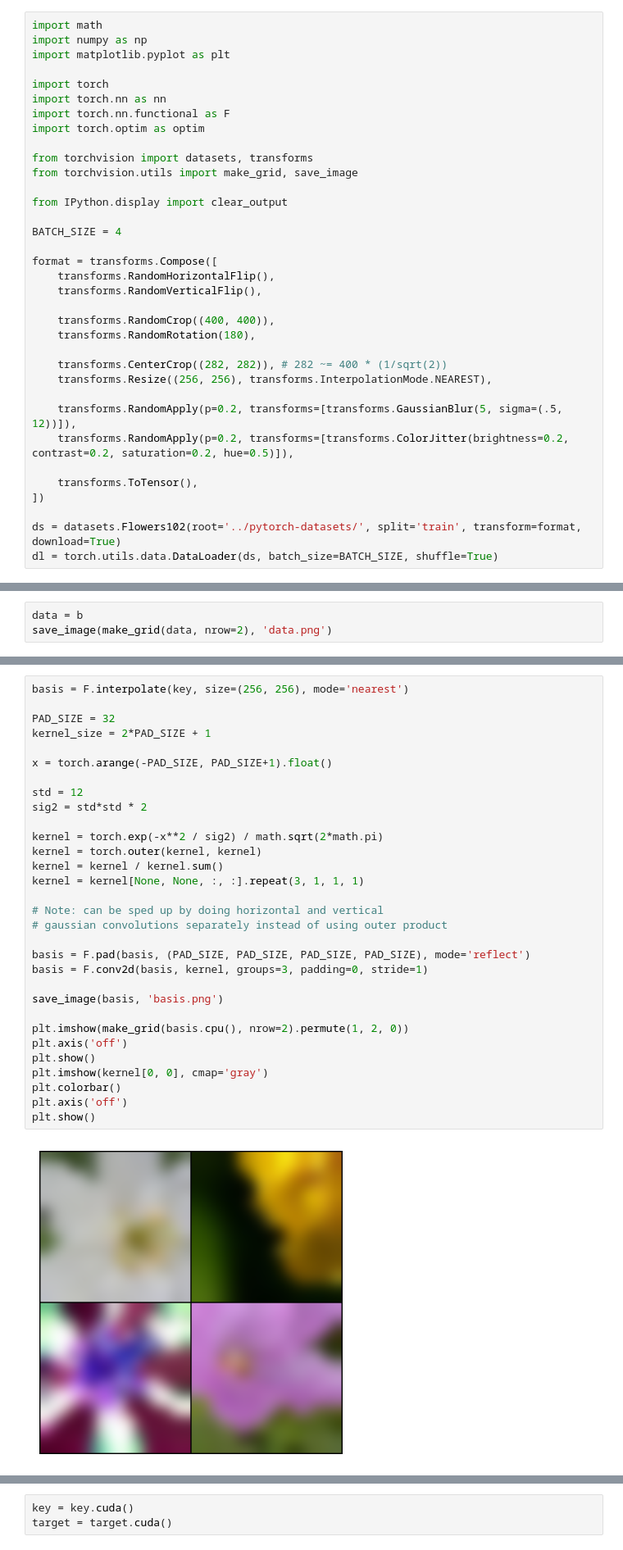
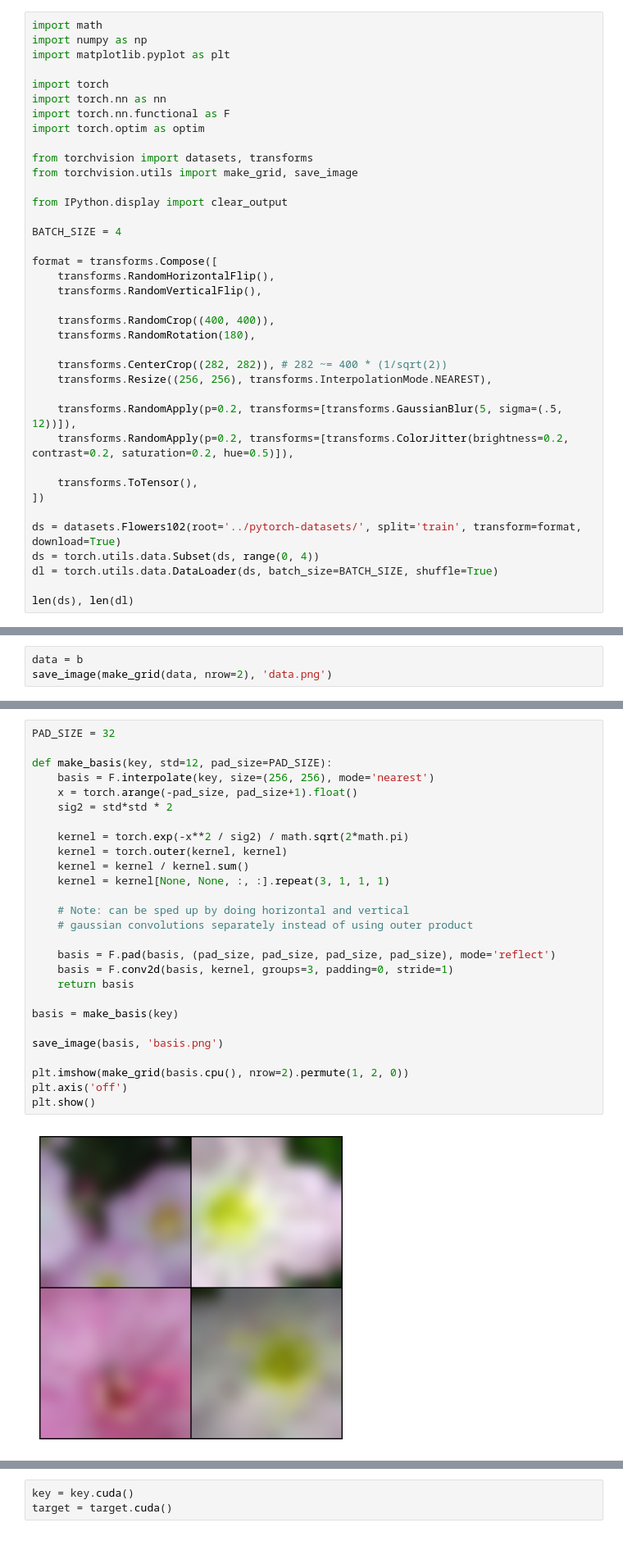
Before and after one commit to bv7dev/vae-lab, a Jupyter notebook: learner3.ipynb, the cells around one changed output, grey strips where cells are left out. Shown at 82% size. Saved outputs shown, nothing was run; the diff lists cells and outputs as text.

```diff
--- a/learner3.ipynb
+++ b/learner3.ipynb
@@ -32,4 +32,7 @@ format = transforms.Compose([
 ])
 
 ds = datasets.Flowers102(root='../pytorch-datasets/', split='train', transform=format, download=True)
+ds = torch.utils.data.Subset(ds, range(0, 4))
 dl = torch.utils.data.DataLoader(ds, batch_size=BATCH_SIZE, shuffle=True)
+
+len(ds), len(dl)
@@ -57,33 +65,29 @@ plt.show()
 # %%
-basis = F.interpolate(key, size=(256, 256), mode='nearest')
+PAD_SIZE = 32
 
-PAD_SIZE = 32
-kernel_size = 2*PAD_SIZE + 1
+def make_basis(key, std=12, pad_size=PAD_SIZE):
+    basis = F.interpolate(key, size=(256, 256), mode='nearest')
+    x = torch.arange(-pad_size, pad_size+1).float()
+    sig2 = std*std * 2
 
-x = torch.arange(-PAD_SIZE, PAD_SIZE+1).float()
+    kernel = torch.exp(-x**2 / sig2) / math.sqrt(2*math.pi)
+    kernel = torch.outer(kernel, kernel)
+    kernel = kernel / kernel.sum()
+    kernel = kernel[None, None, :, :].repeat(3, 1, 1, 1)
 
-std = 12
-sig2 = std*std * 2
+    # Note: can be sped up by doing horizontal and vertical
+    # gaussian convolutions separately instead of using outer product
 
-kernel = torch.exp(-x**2 / sig2) / math.sqrt(2*math.pi)
-kernel = torch.outer(kernel, kernel)
-kernel = kernel / kernel.sum()
-kernel = kernel[None, None, :, :].repeat(3, 1, 1, 1)
+    basis = F.pad(basis, (pad_size, pad_size, pad_size, pad_size), mode='reflect')
+    basis = F.conv2d(basis, kernel, groups=3, padding=0, stride=1)
+    return basis
 
-# Note: can be sped up by doing horizontal and vertical
-# gaussian convolutions separately instead of using outer product
-
-basis = F.pad(basis, (PAD_SIZE, PAD_SIZE, PAD_SIZE, PAD_SIZE), mode='reflect')
-basis = F.conv2d(basis, kernel, groups=3, padding=0, stride=1)
+basis = make_basis(key)
 
 save_image(basis, 'basis.png')
 
 plt.imshow(make_grid(basis.cpu(), nrow=2).permute(1, 2, 0))
 plt.axis('off')
 plt.show()
-plt.imshow(kernel[0, 0], cmap='gray')
-plt.colorbar()
-plt.axis('off')
-plt.show()
 # %% [output]
-[figure, old version]
+[figure, new version]
```
Also changed, not shown: parts of 10 cells of this notebook, 10 other files.
